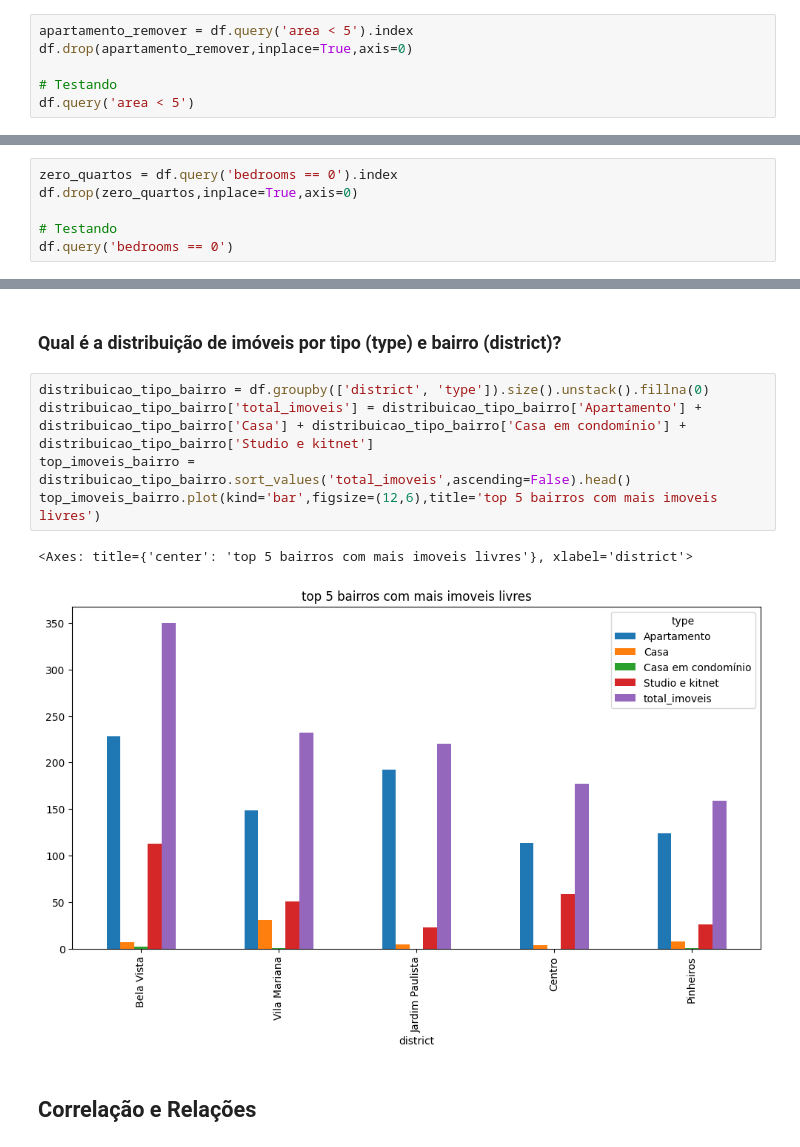
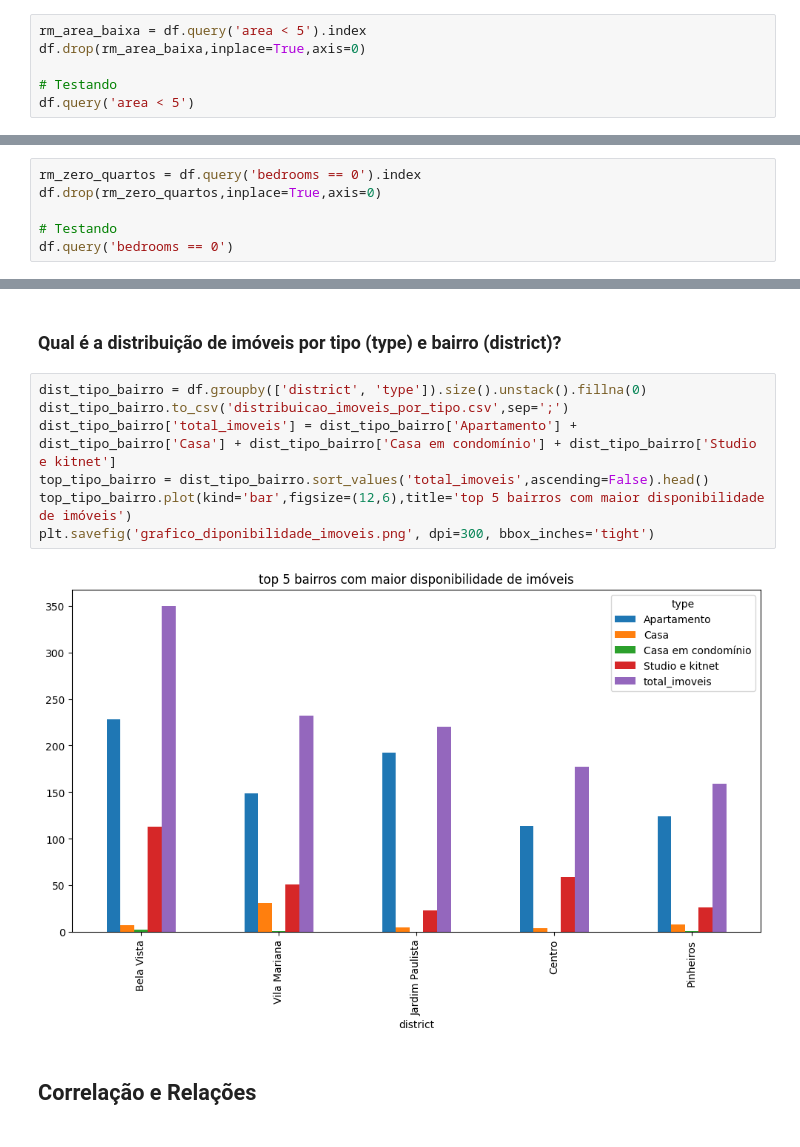
Before and after one commit to taismoreira2023/projetos_data_science, a Jupyter notebook: projeto_Mercado_imobiliario_sp/Projeto_iniciante.ipynb, the cells around one changed output, grey strips where cells are left out. Saved outputs shown, nothing was run; the diff lists cells and outputs as text.

```diff
--- a/projeto_Mercado_imobiliario_sp/Projeto_iniciante.ipynb
+++ b/projeto_Mercado_imobiliario_sp/Projeto_iniciante.ipynb
@@ -87,8 +87,8 @@ df.sort_values('area').head(10)
 # %% [markdown]
 Se uma área de 1 m² representar algo válido, como pequenos quiosques ou depósitos, o dado pode ser relevante para análises específicas. No entanto, para outros tipos de imóveis, uma área entre 0 e 4 m² não seria considerada válida.
 # %%
-apartamento_remover = df.query('area < 5').index
-df.drop(apartamento_remover,inplace=True,axis=0)
+rm_area_baixa = df.query('area < 5').index
+df.drop(rm_area_baixa,inplace=True,axis=0)
 
 # Testando
 df.query('area < 5')
@@ -117,8 +117,8 @@ Normalmente, uma casa terá pelo menos um ou mais quartos.
 
 **Foi decidido excluir os registros problemáticos,pois a quantidade de dados com valores "0" é pequena, optei por remover essas linhas, pois elas podem prejudicar a análise exploratória.**
 # %%
-zero_quartos = df.query('bedrooms == 0').index
-df.drop(zero_quartos,inplace=True,axis=0)
+rm_zero_quartos = df.query('bedrooms == 0').index
+df.drop(rm_zero_quartos,inplace=True,axis=0)
 
 # Testando
 df.query('bedrooms == 0')
@@ -224,13 +216,14 @@ Existem 7530 imóveis com vaga de garagem
 # %% [markdown]
 ### Qual é a distribuição de imóveis por tipo (**type**) e bairro (**district**)?
 # %%
-distribuicao_tipo_bairro = df.groupby(['district', 'type']).size().unstack().fillna(0)
-distribuicao_tipo_bairro['total_imoveis'] = distribuicao_tipo_bairro['Apartamento'] + distribuicao_tipo_bairro['Casa'] + distribuicao_tipo_bairro['Casa em condomínio'] + distribuicao_tipo_bairro['Studio e kitnet']
-top_imoveis_bairro = distribuicao_tipo_bairro.sort_values('total_imoveis',ascending=False).head()
-top_imoveis_bairro.plot(kind='bar',figsize=(12,6),title='top 5 bairros com mais imoveis livres')
+dist_tipo_bairro = df.groupby(['district', 'type']).size().unstack().fillna(0)
+dist_tipo_bairro.to_csv('distribuicao_imoveis_por_tipo.csv',sep=';')
+dist_tipo_bairro['total_imoveis'] = dist_tipo_bairro['Apartamento'] + dist_tipo_bairro['Casa'] + dist_tipo_bairro['Casa em condomínio'] + dist_tipo_bairro['Studio e kitnet']
+top_tipo_bairro = dist_tipo_bairro.sort_values('total_imoveis',ascending=False).head()
+top_tipo_bairro.plot(kind='bar',figsize=(12,6),title='top 5 bairros com maior disponibilidade de imóveis')
+plt.savefig('grafico_diponibilidade_imoveis.png', dpi=300, bbox_inches='tight')
 # %% [output]
-<Axes: title={'center': 'top 5 bairros com mais imoveis livres'}, xlabel='district'>
-[figure, old version]
+[figure, new version]
 # %% [markdown]
 ## Correlação e Relações
 # %% [markdown]
```
Also changed, not shown: parts of 12 cells of this notebook, 9 other files.
